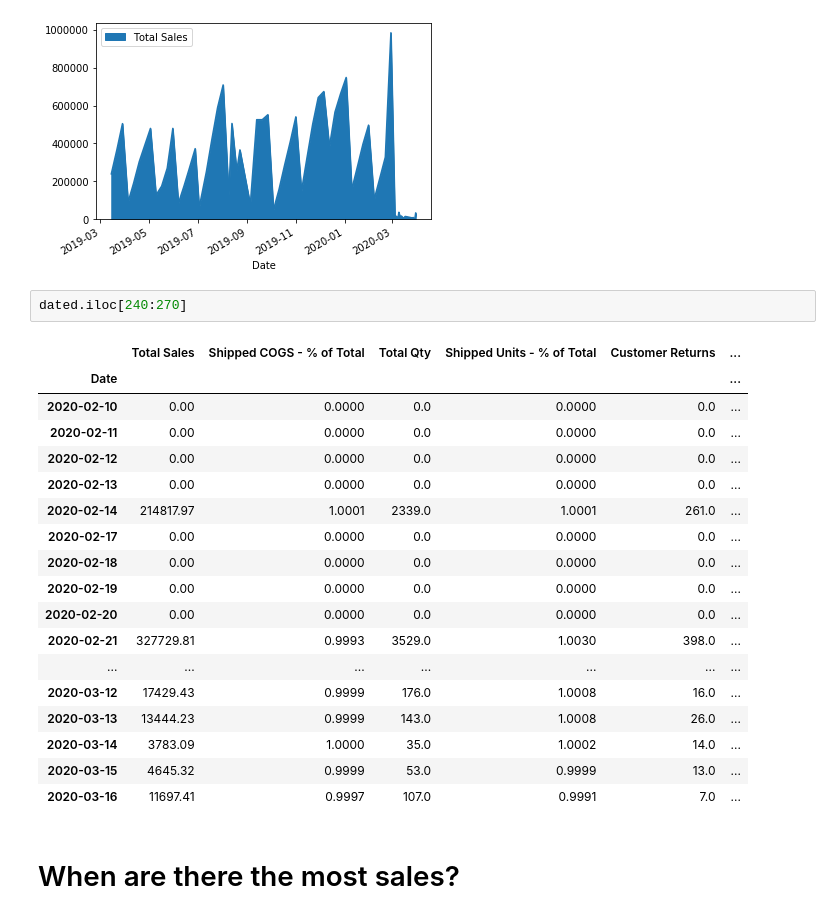
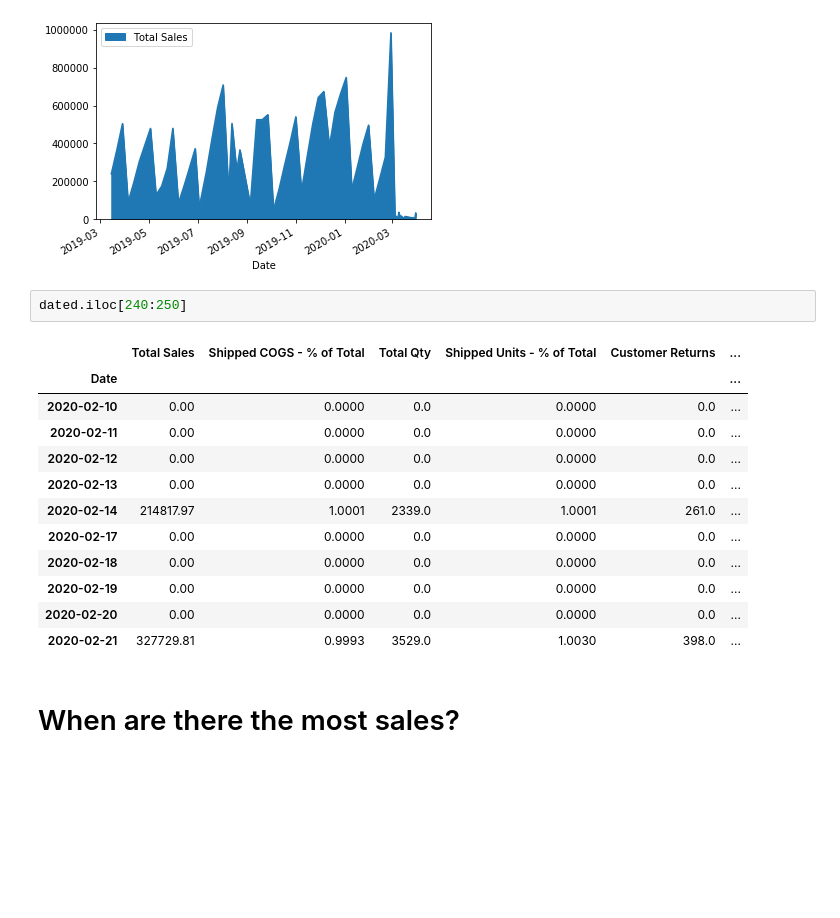
Before and after one commit to hjeffreywang/Amazon-Sales-Analysis, a Jupyter notebook: Data_exploration_transformation.ipynb, the cells around one changed output. Drawn from its saved outputs; the diff is of its cells as text; blank space fills up the shorter version.

```diff
--- a/Data_exploration_transformation.ipynb
+++ b/Data_exploration_transformation.ipynb
@@ -142,26 +135,20 @@ dated_nozero.plot.area(y='Total Sales')
 <matplotlib.axes._subplots.AxesSubplot at 0x...>
 [figure]
 # %%
-dated.iloc[240:270]
+dated.iloc[240:250]
 # %% [output]
 |  | Total Sales | Shipped COGS - % of Total | Total Qty | Shipped Units - % of Total | Customer Returns | ... |
 | Date |  |  |  |  |  | ... |
 | 2020-02-10 | 0.00 | 0.0000 | 0.0 | 0.0000 | 0.0 | ... |
 | 2020-02-11 | 0.00 | 0.0000 | 0.0 | 0.0000 | 0.0 | ... |
 | 2020-02-12 | 0.00 | 0.0000 | 0.0 | 0.0000 | 0.0 | ... |
 | 2020-02-13 | 0.00 | 0.0000 | 0.0 | 0.0000 | 0.0 | ... |
 | 2020-02-14 | 214817.97 | 1.0001 | 2339.0 | 1.0001 | 261.0 | ... |
 | 2020-02-17 | 0.00 | 0.0000 | 0.0 | 0.0000 | 0.0 | ... |
 | 2020-02-18 | 0.00 | 0.0000 | 0.0 | 0.0000 | 0.0 | ... |
 | 2020-02-19 | 0.00 | 0.0000 | 0.0 | 0.0000 | 0.0 | ... |
 | 2020-02-20 | 0.00 | 0.0000 | 0.0 | 0.0000 | 0.0 | ... |
 | 2020-02-21 | 327729.81 | 0.9993 | 3529.0 | 1.0030 | 398.0 | ... |
-| ... | ... | ... | ... | ... | ... | ... |
-| 2020-03-12 | 17429.43 | 0.9999 | 176.0 | 1.0008 | 16.0 | ... |
-| 2020-03-13 | 13444.23 | 0.9999 | 143.0 | 1.0008 | 26.0 | ... |
-| 2020-03-14 | 3783.09 | 1.0000 | 35.0 | 1.0002 | 14.0 | ... |
-| 2020-03-15 | 4645.32 | 0.9999 | 53.0 | 0.9999 | 13.0 | ... |
-| 2020-03-16 | 11697.41 | 0.9997 | 107.0 | 0.9991 | 7.0 | ... |
 # %% [markdown]
 # When are there the most sales?
 # %% [markdown]
```
Also changed, not shown: parts of 6 cells of this notebook.
